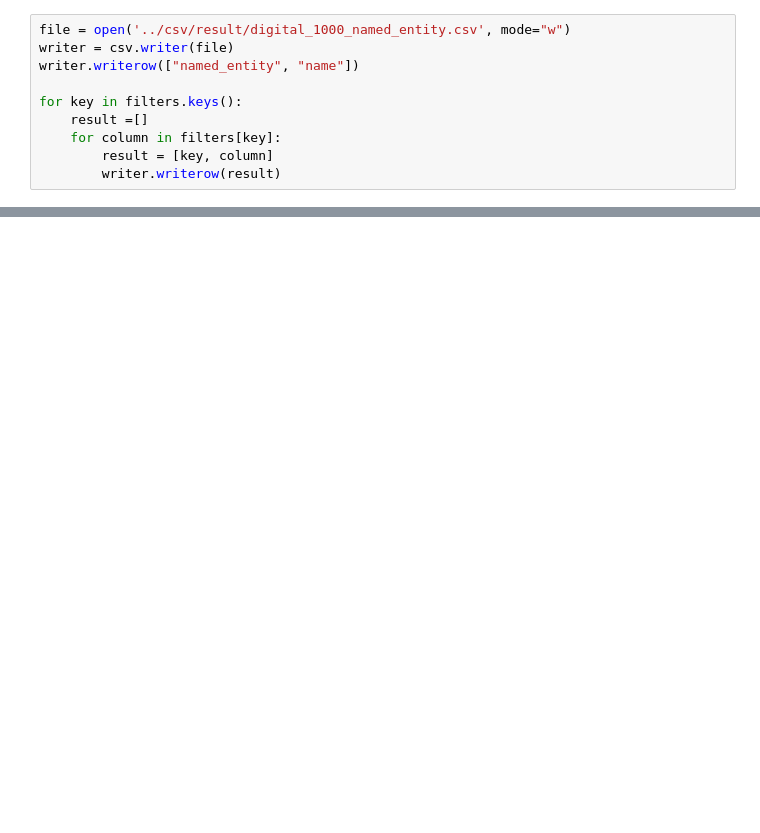
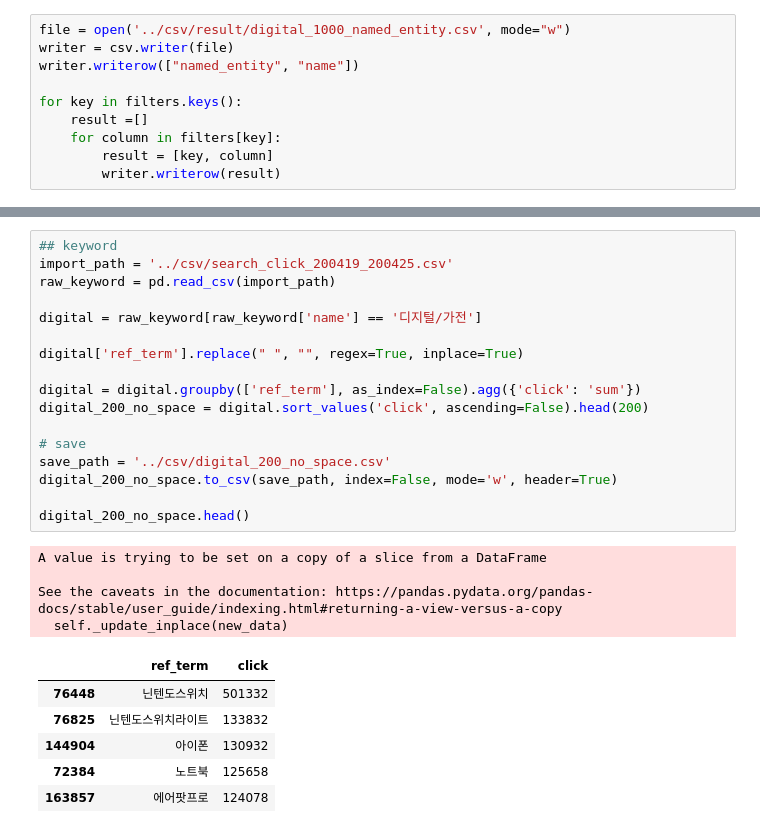
Before and after one commit to kiyoja07/python-bunjang, a Jupyter notebook: data-analysis/jupyter/search_keyword_named_entity.ipynb, the cells around one changed output, grey strips where cells are left out. Cells and saved outputs as stored; diff of their text form; blank space fills up the shorter version.

```diff
--- a/data-analysis/jupyter/search_keyword_named_entity.ipynb
+++ b/data-analysis/jupyter/search_keyword_named_entity.ipynb
@@ -129,0 +309,28 @@ for key in filters.keys():
+# %%
+## keyword
+import_path = '../csv/search_click_200419_200425.csv'
+raw_keyword = pd.read_csv(import_path)
+
+digital = raw_keyword[raw_keyword['name'] == '디지털/가전']
+
+digital['ref_term'].replace(" ", "", regex=True, inplace=True)
+
+digital = digital.groupby(['ref_term'], as_index=False).agg({'click': 'sum'})
+digital_200_no_space = digital.sort_values('click', ascending=False).head(200)
+
+# save
+save_path = '../csv/digital_200_no_space.csv'
+digital_200_no_space.to_csv(save_path, index=False, mode='w', header=True)
+
+digital_200_no_space.head()
+# %% [output]
+A value is trying to be set on a copy of a slice from a DataFrame
+
+See the caveats in the documentation: https://pandas.pydata.org/pandas-docs/stable/user_guide/indexing.html#returning-a-view-versus-a-copy
+  self._update_inplace(new_data)
+|  | ref_term | click |
+| 76448 | 닌텐도스위치 | 501332 |
+| 76825 | 닌텐도스위치라이트 | 133832 |
+| 144904 | 아이폰 | 130932 |
+| 72384 | 노트북 | 125658 |
+| 163857 | 에어팟프로 | 124078 |
```
Also changed, not shown: parts of 11 cells of this notebook, 6 other files.
